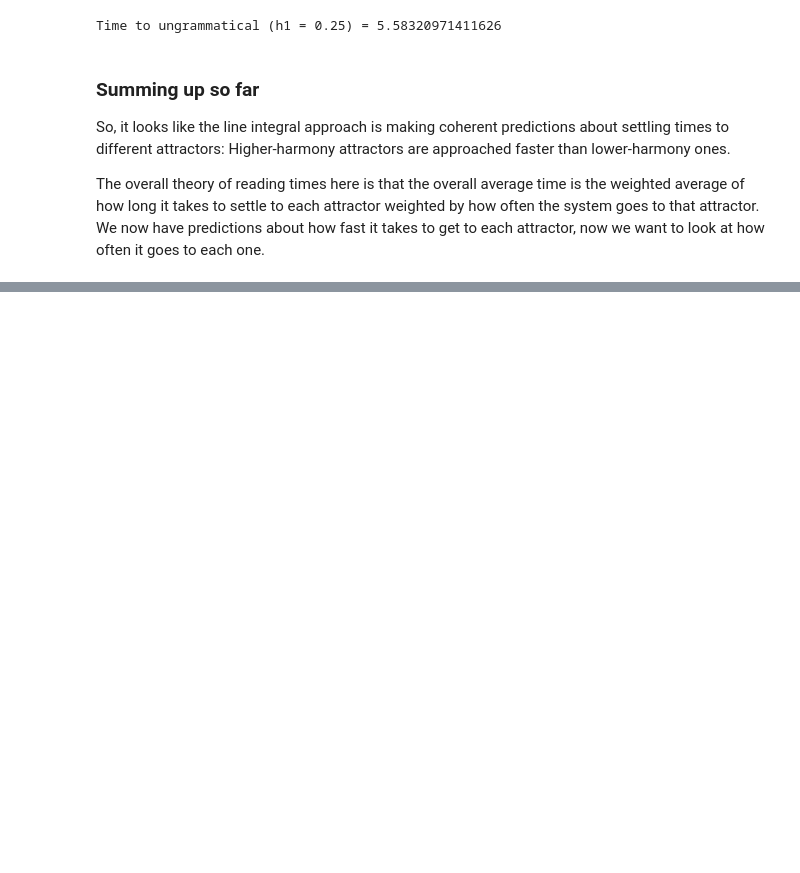
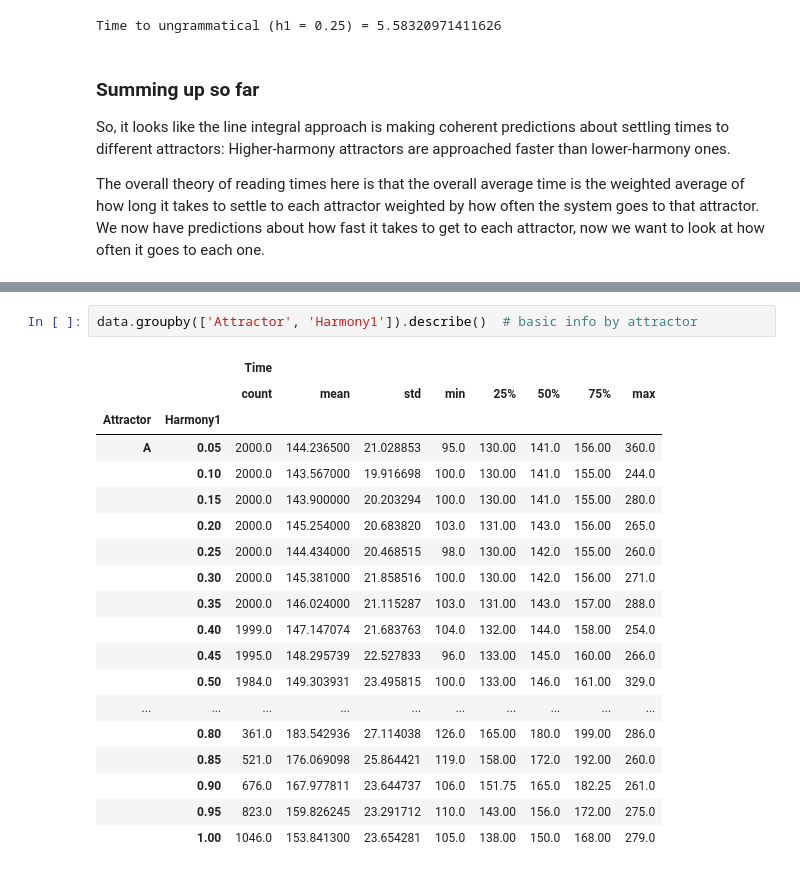
Before and after one commit to garrett-m-smith/SOParser, a Jupyter notebook: Testing/ICCM00.ipynb, the cells around one changed output, grey strips where cells are left out. Drawn from its saved outputs; the diff is of its cells as text; blank space fills up the shorter version.

```diff
--- a/Testing/ICCM00.ipynb
+++ b/Testing/ICCM00.ipynb
@@ -134,0 +281,22 @@ The overall theory of reading times here is that the overall average time is the
+# %%
+data.groupby(['Attractor', 'Harmony1']).describe()  # basic info by attractor
+# %% [output]
+|  |  | Time |  |  |  |  |  |  |  |
+|  |  | count | mean | std | min | 25% | 50% | 75% | max |
+| Attractor | Harmony1 |  |  |  |  |  |  |  |  |
+| A | 0.05 | 2000.0 | 144.236500 | 21.028853 | 95.0 | 130.00 | 141.0 | 156.00 | 360.0 |
+|  | 0.10 | 2000.0 | 143.567000 | 19.916698 | 100.0 | 130.00 | 141.0 | 155.00 | 244.0 |
+|  | 0.15 | 2000.0 | 143.900000 | 20.203294 | 100.0 | 130.00 | 141.0 | 155.00 | 280.0 |
+|  | 0.20 | 2000.0 | 145.254000 | 20.683820 | 103.0 | 131.00 | 143.0 | 156.00 | 265.0 |
+|  | 0.25 | 2000.0 | 144.434000 | 20.468515 | 98.0 | 130.00 | 142.0 | 155.00 | 260.0 |
+|  | 0.30 | 2000.0 | 145.381000 | 21.858516 | 100.0 | 130.00 | 142.0 | 156.00 | 271.0 |
+|  | 0.35 | 2000.0 | 146.024000 | 21.115287 | 103.0 | 131.00 | 143.0 | 157.00 | 288.0 |
+|  | 0.40 | 1999.0 | 147.147074 | 21.683763 | 104.0 | 132.00 | 144.0 | 158.00 | 254.0 |
+|  | 0.45 | 1995.0 | 148.295739 | 22.527833 | 96.0 | 133.00 | 145.0 | 160.00 | 266.0 |
+|  | 0.50 | 1984.0 | 149.303931 | 23.495815 | 100.0 | 133.00 | 146.0 | 161.00 | 329.0 |
+| ... | ... | ... | ... | ... | ... | ... | ... | ... | ... |
+|  | 0.80 | 361.0 | 183.542936 | 27.114038 | 126.0 | 165.00 | 180.0 | 199.00 | 286.0 |
+|  | 0.85 | 521.0 | 176.069098 | 25.864421 | 119.0 | 158.00 | 172.0 | 192.00 | 260.0 |
+|  | 0.90 | 676.0 | 167.977811 | 23.644737 | 106.0 | 151.75 | 165.0 | 182.25 | 261.0 |
+|  | 0.95 | 823.0 | 159.826245 | 23.291712 | 110.0 | 143.00 | 156.0 | 172.00 | 275.0 |
+|  | 1.00 | 1046.0 | 153.841300 | 23.654281 | 105.0 | 138.00 | 150.0 | 168.00 | 279.0 |
```
Also changed, not shown: parts of 11 cells of this notebook.
